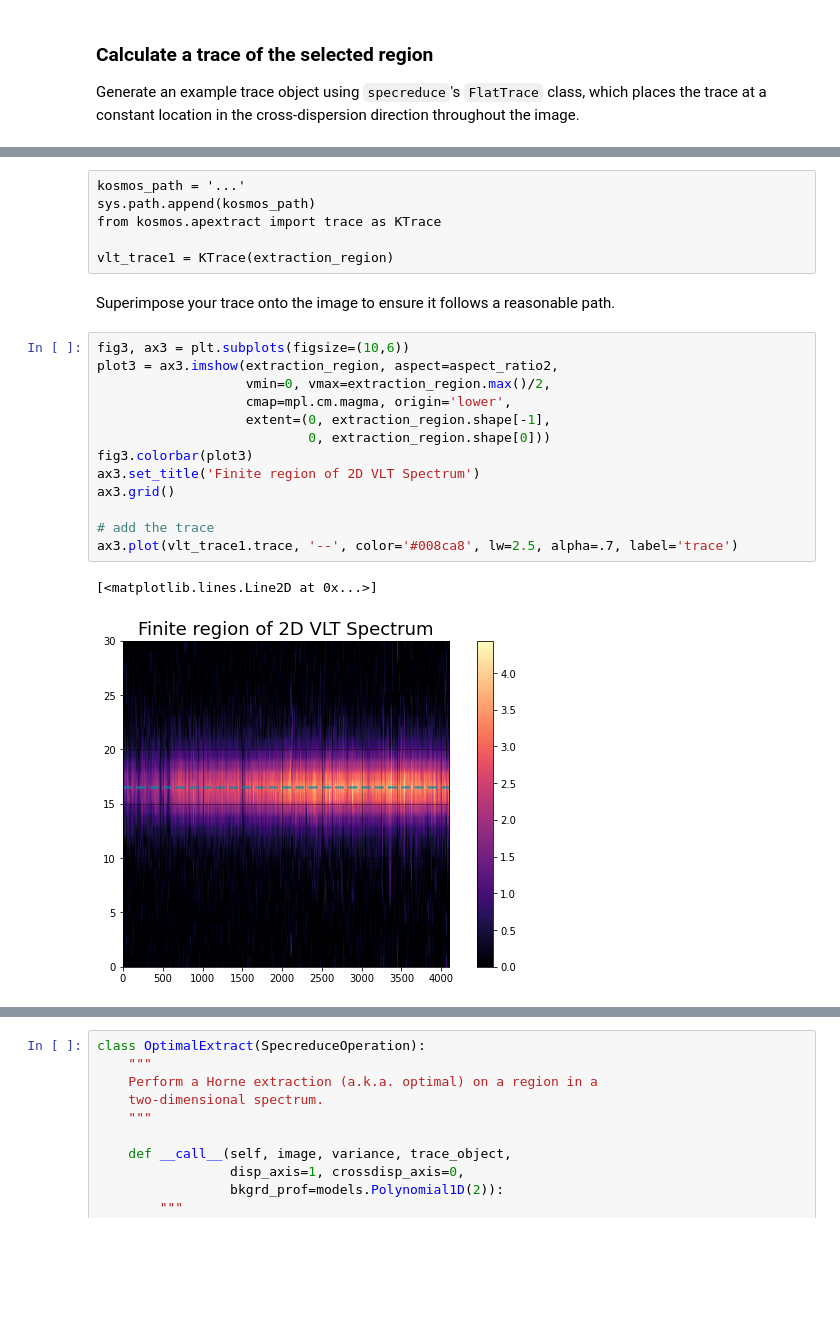
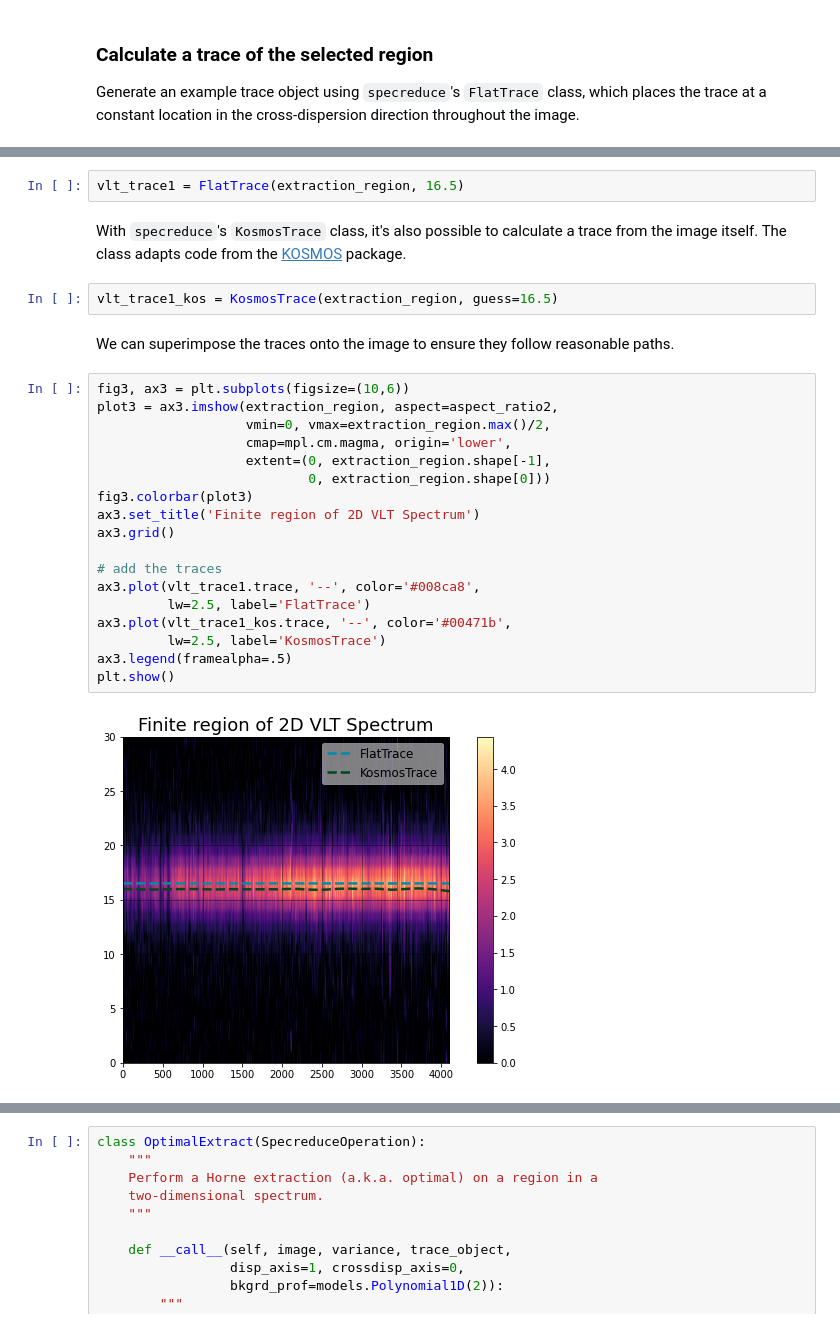
Before and after one commit to astropy/specreduce, a Jupyter notebook: notebook_sandbox/horne_extract/optimal_extract_VLT.ipynb, the cells around one changed output, grey strips where cells are left out. Cells and saved outputs as stored; diff of their text form; blank space fills up the shorter version.

Commit message:
Included KosmosTrace in optimal_extract_VLT.ipynb

```diff
--- a/notebook_sandbox/horne_extract/optimal_extract_VLT.ipynb
+++ b/notebook_sandbox/horne_extract/optimal_extract_VLT.ipynb
@@ -176,26 +172,30 @@ Alternatively, code from the [kosmos](https://github.com/jradavenport/kosmos) re
-# %% [raw]
-kosmos_path = '...'
-sys.path.append(kosmos_path)
-from kosmos.apextract import trace as KTrace
-
-vlt_trace1 = KTrace(extraction_region)
+# %%
+vlt_trace1 = FlatTrace(extraction_region, 16.5)
+# %% [markdown]
+With `specreduce`'s `KosmosTrace` class, it's also possible to calculate a trace from the image itself. The class adapts code from the [KOSMOS](https://github.com/jradavenport/kosmos) package.
+# %%
+vlt_trace1_kos = KosmosTrace(extraction_region, guess=16.5)
 # %% [markdown]
-Superimpose your trace onto the image to ensure it follows a reasonable path.
+We can superimpose the traces onto the image to ensure they follow  reasonable paths.
 # %%
 fig3, ax3 = plt.subplots(figsize=(10,6))
 plot3 = ax3.imshow(extraction_region, aspect=aspect_ratio2,
                    vmin=0, vmax=extraction_region.max()/2,
                    cmap=mpl.cm.magma, origin='lower',
                    extent=(0, extraction_region.shape[-1],
                            0, extraction_region.shape[0]))
 fig3.colorbar(plot3)
 ax3.set_title('Finite region of 2D VLT Spectrum')
 ax3.grid()
 
-# add the trace
-ax3.plot(vlt_trace1.trace, '--', color='#008ca8', lw=2.5, alpha=.7, label='trace')
+# add the traces
+ax3.plot(vlt_trace1.trace, '--', color='#008ca8',
+         lw=2.5, label='FlatTrace')
+ax3.plot(vlt_trace1_kos.trace, '--', color='#00471b',
+         lw=2.5, label='KosmosTrace')
+ax3.legend(framealpha=.5)
+plt.show()
 # %% [output]
-[<matplotlib.lines.Line2D at 0x...>]
-[figure, old version]
+[figure, new version]
 # %% [markdown]
 ## II. Extraction
```
Also changed, not shown: parts of 8 cells of this notebook, 1 other file.
